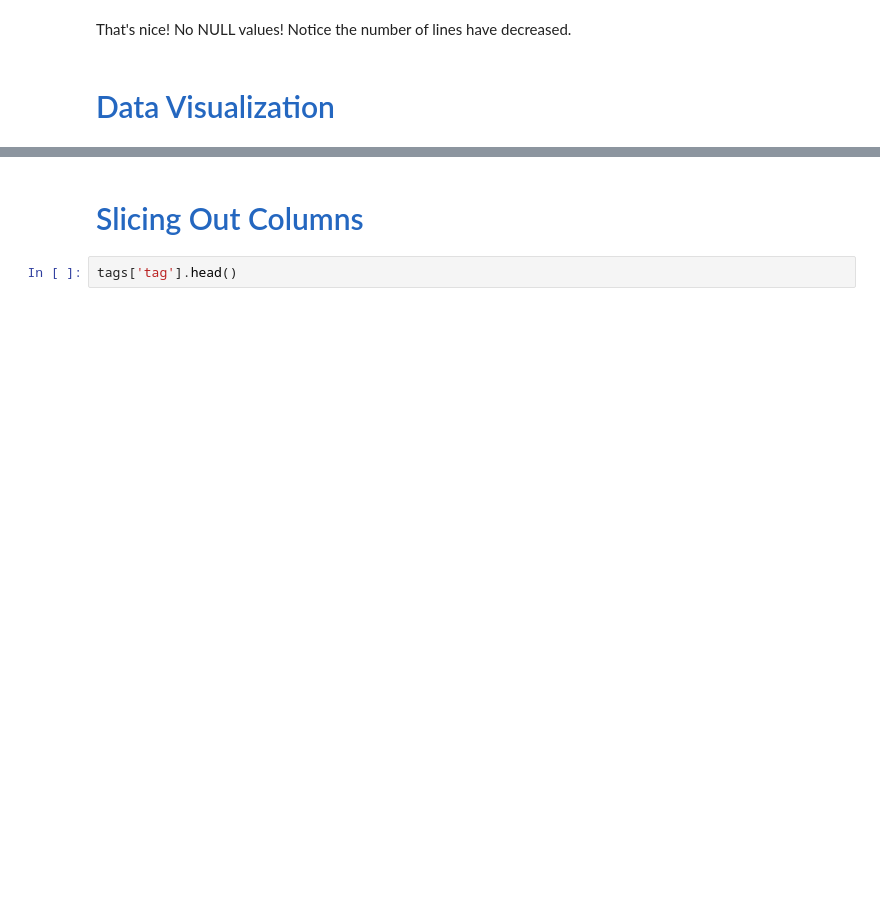
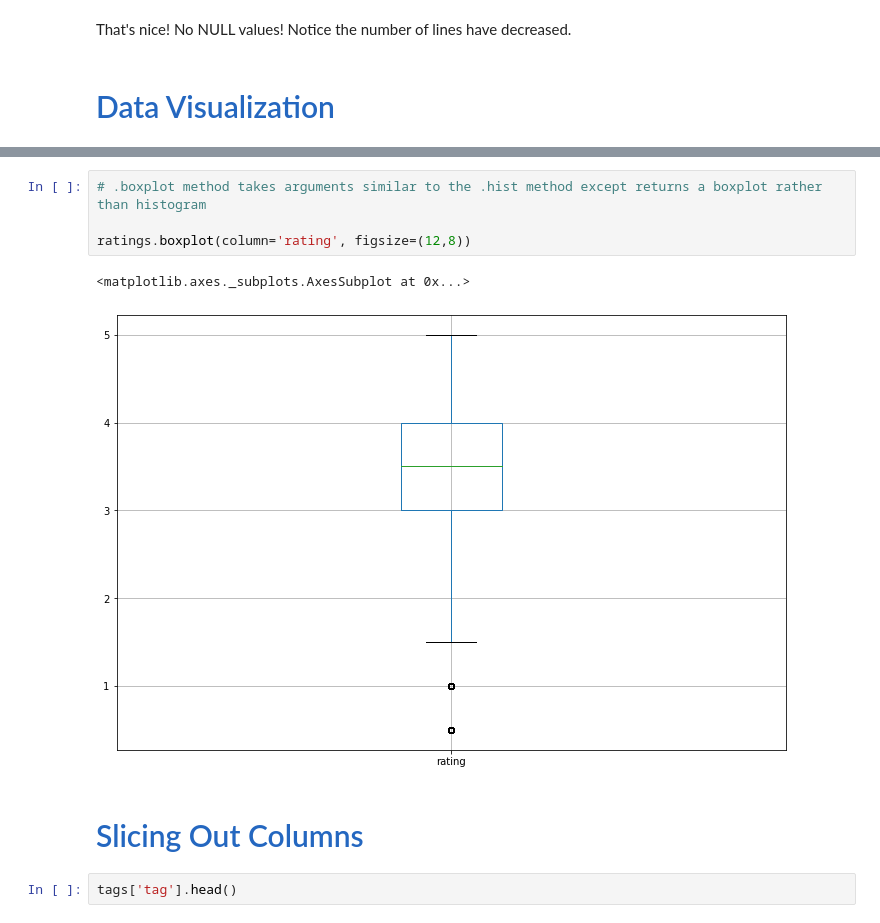
Before and after one commit to stnorling/Python-DS-UCSD, a Jupyter notebook: Week-4-Pandas/Introduction to Pandas.ipynb, the cells around one changed output, grey strips where cells are left out. Cells and saved outputs as stored; diff of their text form; blank space fills up the shorter version.

Commit message:
completed week 4 pandas videos and movie ratings ipynb

```diff
--- a/Week-4-Pandas/Introduction to Pandas.ipynb
+++ b/Week-4-Pandas/Introduction to Pandas.ipynb
@@ -421,3 +674,10 @@ ratings.hist(column='rating', figsize=(15,10))
+# %%
+# .boxplot method takes arguments similar to the .hist method except returns a boxplot rather than histogram
+
+ratings.boxplot(column='rating', figsize=(12,8))
+# %% [output]
+<matplotlib.axes._subplots.AxesSubplot at 0x...>
+[figure, added]
 # %% [markdown]
 <h1 style="font-size:2em;color:#2467C0">Slicing Out Columns</h1>
 # %%
```
Also changed, not shown: parts of 132 cells of this notebook.
